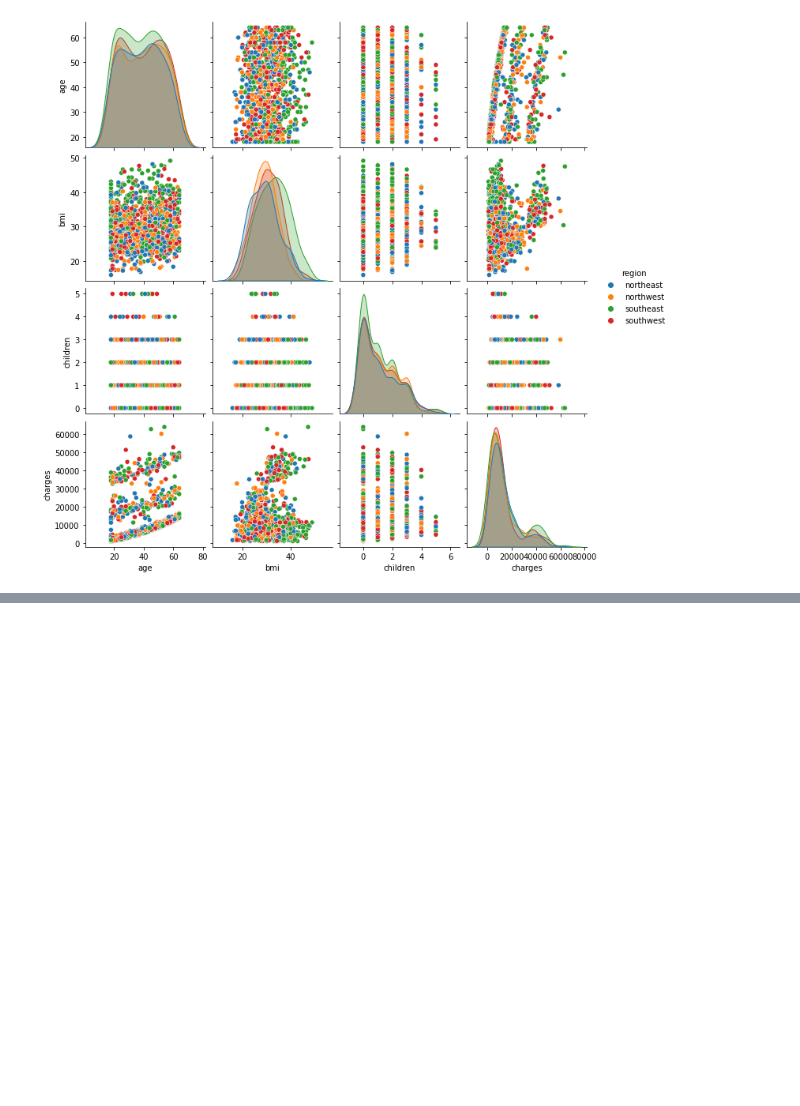
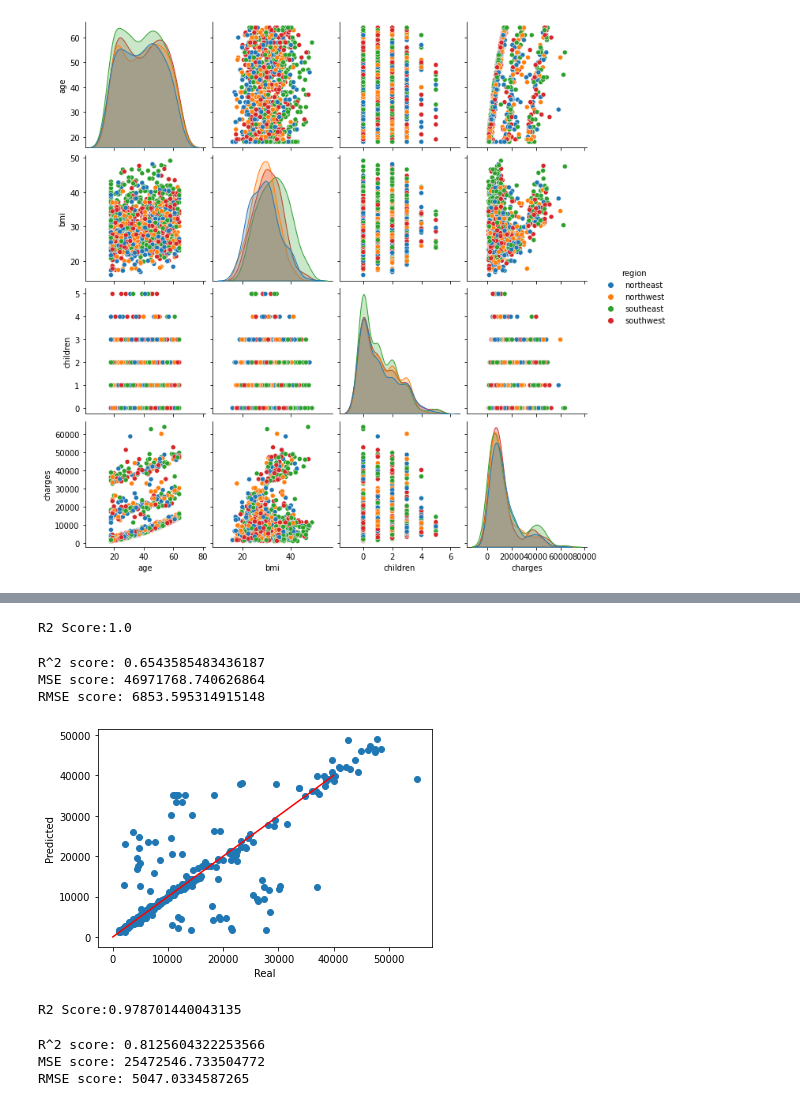
Before and after one commit to xalejandrow/4geeks-Metrics-Assumptions-Template, a Jupyter notebook: src/Metrics_Assumptions_Template.ipynb, the cells around one changed output, grey strips where cells are left out. Saved outputs shown, nothing was run; the diff lists cells and outputs as text; code cells hidden in the pictures; blank space fills up the shorter version.

```diff
--- a/src/Metrics_Assumptions_Template.ipynb
+++ b/src/Metrics_Assumptions_Template.ipynb
@@ -286,0 +387,42 @@ plt.show()
+# %%
+# 3.3 Perform model fit - B
+tree_reg = Pipeline(steps=[('preprocessor', preprocessor_nd), ('regressor', DecisionTreeRegressor())])
+tree_reg.fit(X_train, y_train)
+print(f"R2 Score:{tree_reg.score(X_train, y_train)}")
+# %% [output]
+R2 Score:1.0
+# %%
+# 3.3.1 Calculate metrics - B
+y_pred = tree_reg.predict(X_test)
+print(f'R^2 score: {r2_score(y_test, y_pred)}')
+print(f'MSE score: {mean_squared_error(y_test, y_pred)}')
+print(f'RMSE score: {np.sqrt(mean_squared_error(y_test, y_pred))}')
+# %% [output]
+R^2 score: 0.6543585483436187
+MSE score: 46971768.740626864
+RMSE score: 6853.595314915148
+# %%
+plt.scatter(x=y_test, y=y_pred)
+plt.plot([0, 40000],[0, 40000], color='Red')
+plt.xlabel('Real')
+plt.ylabel('Predicted')
+plt.show()
+# %% [output]
+[figure, added]
+# %%
+# 3.4 Perform model fit - C
+rf_reg = Pipeline(steps=[('preprocessor', preprocessor_nd), ('regressor', RandomForestRegressor())])
+rf_reg.fit(X_train, y_train)
+print(f"R2 Score:{rf_reg.score(X_train, y_train)}")
+# %% [output]
+R2 Score:0.978701440043135
+# %%
+# 3.4.1 Calculate metrics on model B
+y_pred = rf_reg.predict(X_test)
+print(f'R^2 score: {r2_score(y_test, y_pred)}')
+print(f'MSE score: {mean_squared_error(y_test, y_pred)}')
+print(f'RMSE score: {np.sqrt(mean_squared_error(y_test, y_pred))}')
+# %% [output]
+R^2 score: 0.8125604322253566
+MSE score: 25472546.733504772
+RMSE score: 5047.0334587265
```
Also changed, not shown: parts of 21 cells of this notebook.
